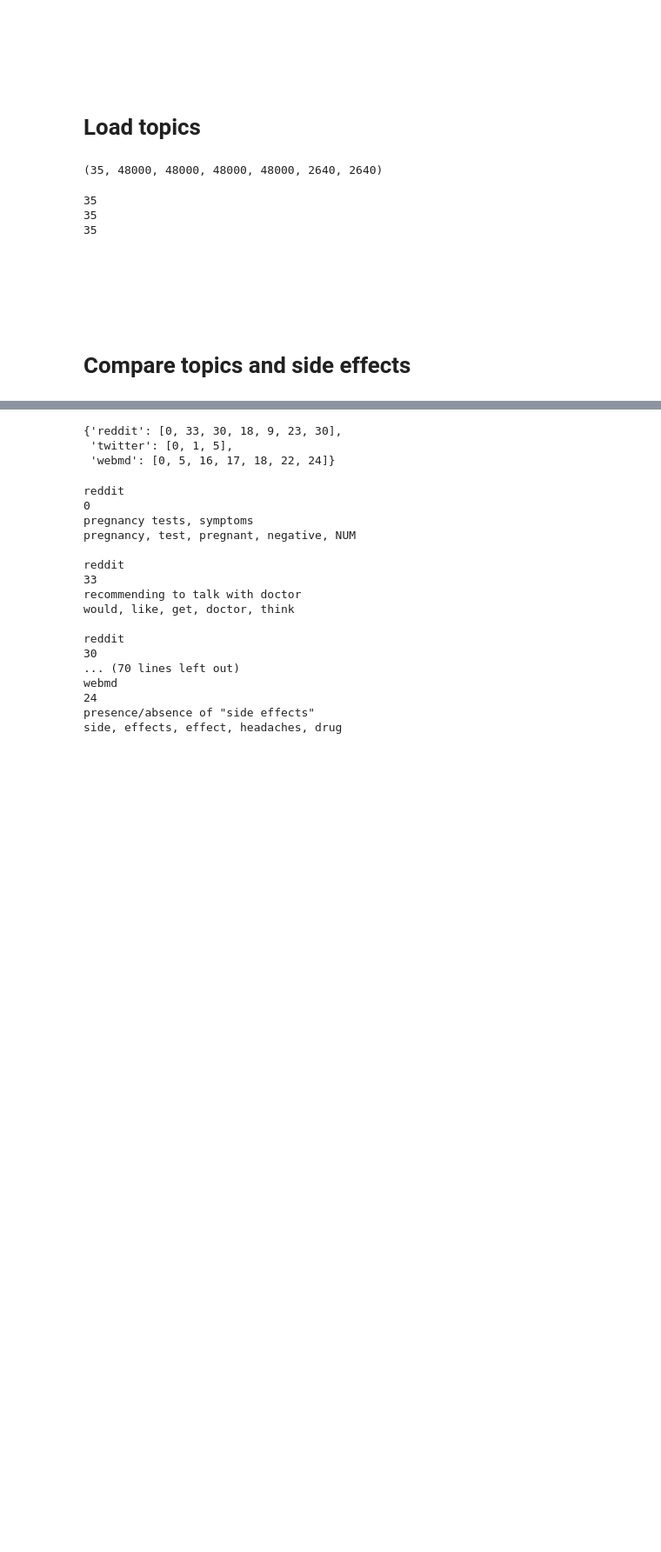
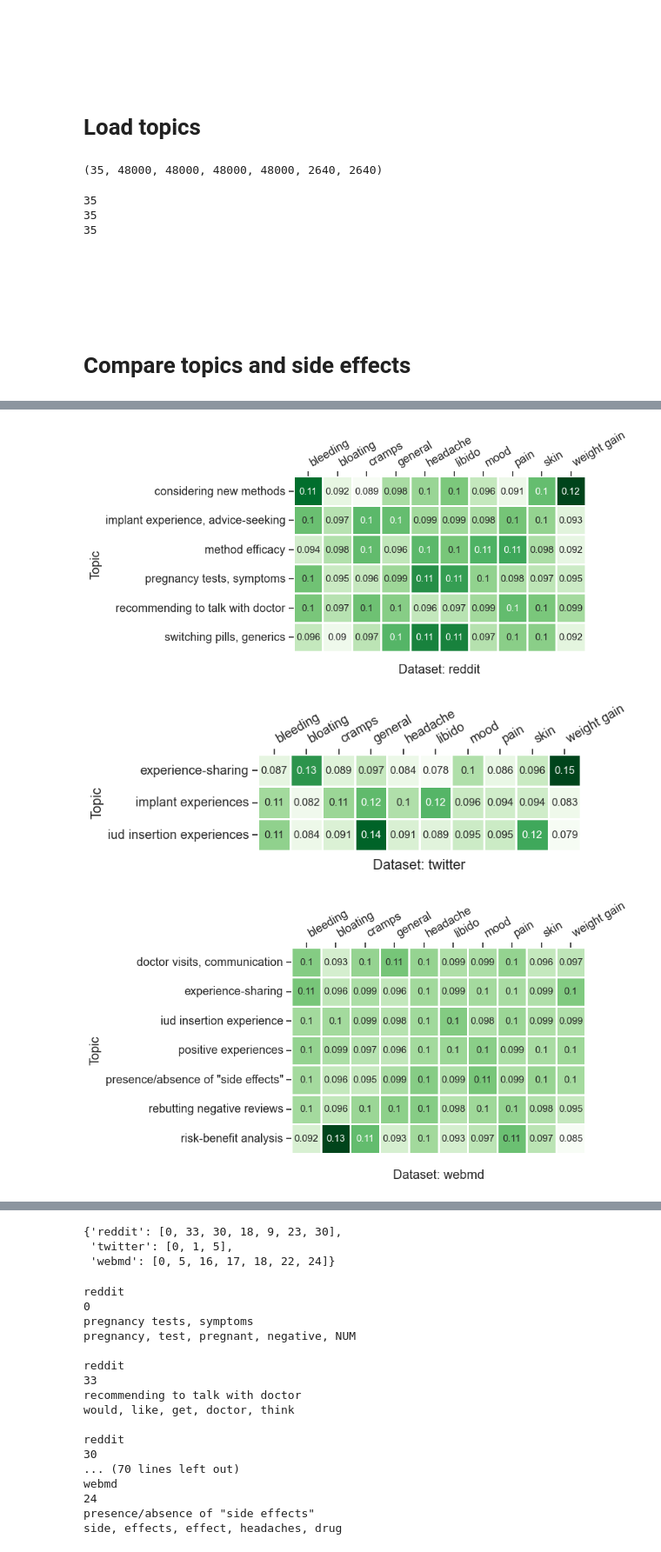
Before and after one commit to maria-antoniak/birth-control-maria, a Jupyter notebook: comparison-plots/compare_topics_side_effects.ipynb, the cells around one changed output, grey strips where cells are left out. Shown at 87% size. Cells and saved outputs as stored; diff of their text form; code cells hidden in the pictures; blank space fills up the shorter version.

```diff
--- a/comparison-plots/compare_topics_side_effects.ipynb
+++ b/comparison-plots/compare_topics_side_effects.ipynb
@@ -240,3 +240,5 @@ for _source, _string in source_string_dict.items():
 <br><br><br><br>
 
 # **Compare topics and side effects**
+# %%
+combined_df = pd.read_csv(data_directory_path + '/combined_df.side_effects.csv')
@@ -242,0 +375,18 @@ for _source, _string in source_string_dict.items():
+# %%
+dicts = []
+for k in range(0, 10):
+    print(k)
+    source_topic_effect_probabilities_dict = defaultdict(lambda: defaultdict(lambda: defaultdict(list)))
+    for _source, _side_effects in source_side_effects_dict_list[k].items():
+        for i, _side_effects_list in enumerate(_side_effects):
+            for _side_effect in _side_effects_list:
+                if _side_effect in ['bleeding', 'bloating', 'cramps', 'headache', 'libido', 'nauseua', 'skin', 'general', 'mood', 'pain', 'weight gain']:
+                        for _topic, _probability in enumerate(source_distributions_dict_list[k][_source][i]):
+                            if _topic in source_sensemaking_topics_dict_overlapping[_source]:
+                                source_topic_effect_probabilities_dict[_source][_topic][_side_effect].append(float(_probability))
+    source_topic_effect_probability_dict = defaultdict(lambda: defaultdict(lambda: defaultdict(float)))
+    for _source, _topic_effect_probabilities_dict in source_topic_effect_probabilities_dict.items():
+        for _topic, _effect_probabilities_dict in _topic_effect_probabilities_dict.items():
+            for _effect, _probabilities in _effect_probabilities_dict.items():
+                source_topic_effect_probability_dict[_source][_topic][_effect] = np.mean(_probabilities)
+    dicts.append(source_topic_effect_probability_dict)
@@ -242,0 +404,48 @@ for _source, _string in source_string_dict.items():
+# %%
+for _source, _side_effects in source_side_effects_dict.items():
+
+    dicts_to_plot = []
+    for k in range(0, 10):
+        for _source2, _topic_effect_probability_dict in dicts[k].items():
+            if _source2 == _source:
+                for _topic, _effect_probability_dict in _topic_effect_probability_dict.items():
+                    for _effect, _probability in _effect_probability_dict.items():
+                            dicts_to_plot.append({'Side Effect': _effect,
+                                                    'Topic Index': _topic,
+                                                    'Topic': source_string_dict[_source][_topic],
+                                                    'Probability': float(_probability),
+                                                    'Source': _source})
+    df_to_plot = pd.DataFrame(dicts_to_plot)
+
+    df_wide = df_to_plot.pivot_table(index='Topic',
+                                    columns='Side Effect',
+                                    values='Probability')
+    df_norm_col = (df_wide-df_wide.mean())/df_wide.std()
+    df_norm_row = df_wide.div(df_wide.sum(axis=1), axis=0)
+
+    plt.figure(figsize=(6,8))
+    sns.set(style='ticks', font_scale=1.2)
+    ax = sns.heatmap(df_norm_row,
+                     cmap='Greens',
+                     cbar=False,
+                     linewidths=1,
+                     annot=True,
+                     fmt='0.2g',
+                     square=True,
+                     annot_kws={'fontsize':11})
+    ax.xaxis.tick_top()
+    ax.xaxis.set_label_position('top')
+    plt.xticks(rotation=30, ha='left')
+    offset_distance=-0.15
+    if _source == 'twitter':
+        offset_distance = -0.25
+    elif _source == 'webmd':
+        offset_distance: 0.2
+    ax.xaxis.label.set_visible(False)
+    plt.title('Dataset: ' + _source, y=offset_distance)
+    # plt.savefig(output_directory_path + '/plots/labeling/heatmap.topics_x_side_effects.percents.' + _source + '.pdf', bbox_inches='tight')
+    plt.show()
+# %% [output]
+[figure, added]
+[figure, added]
+[figure, added]
```
Also changed, not shown: parts of 20 cells of this notebook.
